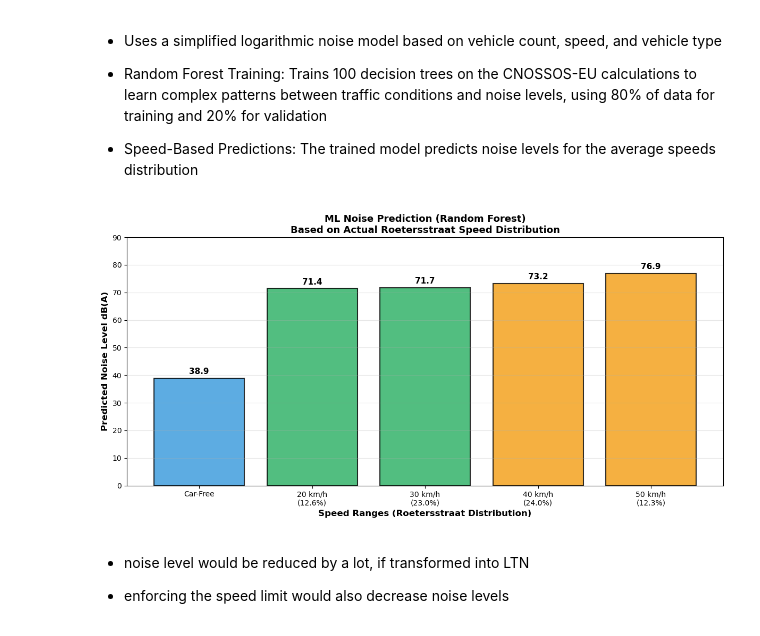
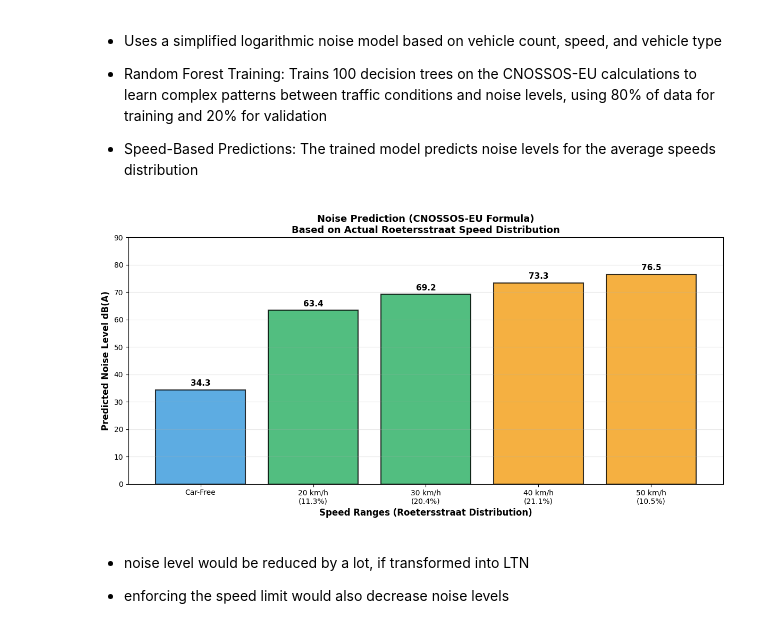
Before and after one commit to jtoe05/Group_Data_Analysis, a Jupyter notebook: Traffic_data/traffic_analysis.ipynb, the cells around one changed output. Saved outputs shown, nothing was run; the diff lists cells and outputs as text; code cells hidden in the pictures.

```diff
--- a/Traffic_data/traffic_analysis.ipynb
+++ b/Traffic_data/traffic_analysis.ipynb
@@ -164,7 +211,9 @@ print(f"Overall Average Sidewalk width: {overall_avg:.2f}m")
 
 #Roetersstraat average
 roetersstraat_avg = sidewalk_df[sidewalk_df['Streetname'] == 'Roetersstraat']['ComfortLevel_numeric'].mean()
+percentage = (overall_avg - roetersstraat_avg) / overall_avg * 100
 print(f"Roetersstraat Average Sidewalk width: {roetersstraat_avg:.2f}m")
+print(f"Roetersstraat sidewalk width is {percentage:.2f}% smaller the Amsterdam average.")
 # %% [output]
 Overall Average Sidewalk width: 1.90m
 Roetersstraat Average Sidewalk width: 1.39m
@@ -210,65 +304,47 @@ Speed Distribution on Roetersstraat:
 
 - Speed-Based Predictions: The trained model predicts noise levels for the average speeds distribution
 # %%
+# Noise prediction using only the CNOSSOS-EU formula (no ML)
 import numpy as np
 import matplotlib.pyplot as plt
-from sklearn.ensemble import RandomForestRegressor
-from sklearn.model_selection import train_test_split
 
 df = pd.read_csv('filtered_traffic_data.csv')
 
-# CNOSSOS-EU formula (official EU noise model)
 def calculate_noise_cnossos(speed, cars, heavy):
     L_light = 10 * np.log10(cars + 0.1) + 33 * np.log10(speed / 70) + 54.2
     L_heavy = 10 * np.log10(heavy + 0.1) + 33 * np.log10(speed / 70) + 61.5
     return 10 * np.log10(10**(L_light/10) + 10**(L_heavy/10))
 
-# Create training labels
-df['noise_db'] = df.apply(lambda row: calculate_noise_cnossos(
-    row['Speed V85 km/h'], row['Car Total'], row['Large vehicle Total']), axis=1)
-
-# Train Random Forest model
-X = df[['Speed V85 km/h', 'Car Total', 'Large vehicle Total']].dropna()
-y = df.loc[X.index, 'noise_db']
-X_train, X_test, y_train, y_test = train_test_split(X, y, test_size=0.2, random_state=42)
-model = RandomForestRegressor(n_estimators=100, random_state=42, max_depth=10)
-model.fit(X_train, y_train)
-
 # Use actual Roetersstraat speed distribution
 avg_cars = df['Car Total'].mean()
 avg_heavy = df['Large vehicle Total'].mean()
 
-# Extract speeds and percentages from average_speeds dictionary
-speeds = [int(s.split('-')[1]) for s in average_speeds.keys()]  # Get upper bound of each range
+# Use average_speeds from previous cell (speed ranges and their percentages)
+speed_ranges = list(average_speeds.keys())
+speeds = [int(s.split('-')[1]) for s in speed_ranges]  # Get upper bound of each range
 percentages = list(average_speeds.values())
 
-# Predictions
-car_free_pred = model.predict([[20, 0, 0]])[0]
-speed_predictions = [model.predict([[s, avg_cars, avg_heavy]])[0] for s in speeds]
+# Calculate noise for each speed range using the formula
+db_levels = [calculate_noise_cnossos(s, avg_cars, avg_heavy) for s in speeds]
+car_free_db = calculate_noise_cnossos(20, 0, 0)  # Example: car-free scenario at 20 km/h
 
 # Visualization
 fig, ax = plt.subplots(figsize=(12, 6))
-
 labels = ['Car-Free'] + [f'{s} km/h\n({p:.1f}%)' for s, p in zip(speeds, percentages)]
-noise_levels = [car_free_pred] + speed_predictions
+noise_levels = [car_free_db] + db_levels
 colors = ['#3498db'] + ['#27ae60' if s <= 30 else '#f39c12' if s <= 50 else '#e74c3c' for s in speeds]
-
 bars = ax.bar(labels, noise_levels, color=colors, alpha=0.8, edgecolor='black', linewidth=1.5)
-
 ax.set_ylabel('Predicted Noise Level dB(A)', fontsize=12, fontweight='bold')
 ax.set_xlabel('Speed Ranges (Roetersstraat Distribution)', fontsize=12, fontweight='bold')
-ax.set_title('ML Noise Prediction (Random Forest)\nBased on Actual Roetersstraat Speed Distribution', fontsize=13, fontweight='bold')
+ax.set_title('Noise Prediction (CNOSSOS-EU Formula)\nBased on Actual Roetersstraat Speed Distribution', fontsize=13, fontweight='bold')
 ax.set_ylim(0, 90)
 ax.grid(axis='y', alpha=0.3)
-
 for bar, noise in zip(bars, noise_levels):
-    ax.text(bar.get_x() + bar.get_width()/2, bar.get_height() + 1.5,
-            f'{noise:.1f}', ha='center', fontsize=11, fontweight='bold')
-
+    ax.text(bar.get_x() + bar.get_width()/2, bar.get_height() + 1.5, f'{noise:.1f}', ha='center', fontsize=11, fontweight='bold')
 plt.tight_layout()
 plt.show()
 # %% [output]
-[figure, old version]
+[figure, new version]
 # %% [markdown]
 - noise level would be reduced by a lot, if transformed into LTN
 
```
Also changed, not shown: parts of 17 cells of this notebook, 2 other files.
